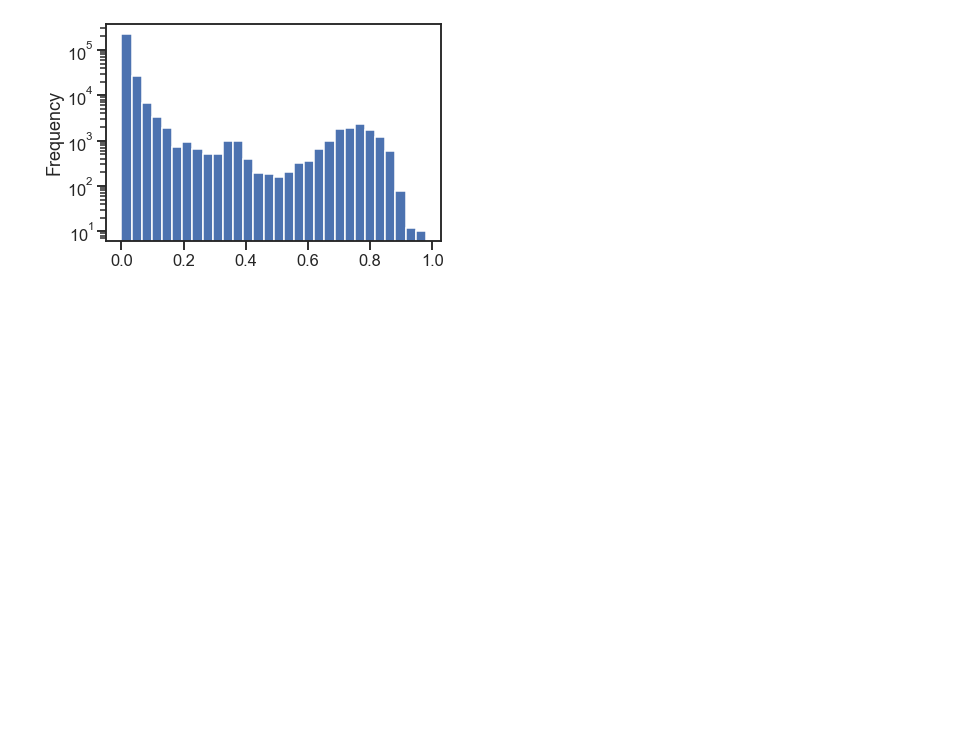
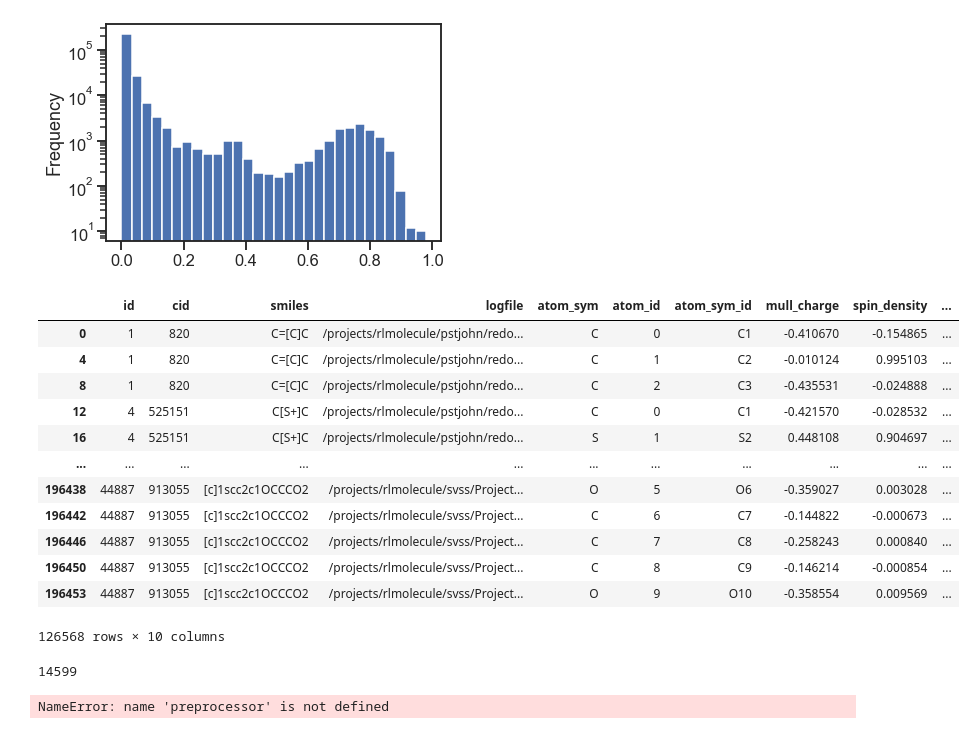
Before and after one commit to shreesowndarya/spin_gnn, a Jupyter notebook: spin_analysis.ipynb, the cells around one changed output. Cells and saved outputs as stored; diff of their text form; code cells hidden in the pictures; blank space fills up the shorter version.

```diff
--- a/spin_analysis.ipynb
+++ b/spin_analysis.ipynb
@@ -35,3 +35,38 @@ redf['fractional_spin'].plot.hist(bins=30)
 plt.yscale('log')
 # %% [output]
 [figure]
+# %%
+import psycopg2
+
+dbparams = {
+    'dbname': 'bde',
+    'port': 5432,
+    'host': 'yuma.hpc.nrel.gov',
+    'user': 'redoxops',
+    'password': 'R3d0x!',
+    'options': f'-c search_path=redox,bde'
+}
+
+with psycopg2.connect(**dbparams) as conn:
+    buried_volumes = pd.read_sql_query("""
+    SELECT * from redoxcompoundcopy_all_atoms where bur_vol is not NULL;
+    """, conn)
+# %%
+buried_volumes = buried_volumes.drop_duplicates(subset=['smiles', 'atom_id'])
+buried_volumes['atom_id'] = buried_volumes['atom_id'] - 1  # Something to remember; shree's indexing her atoms from 1
+# %%
+buried_volumes
+# %% [output]
+|  | id | cid | smiles | logfile | atom_sym | atom_id | atom_sym_id | mull_charge | spin_density | ... |
+| 0 | 1 | 820 | C=[C]C | /projects/rlmolecule/pstjohn/redo... | C | 0 | C1 | -0.410670 | -0.154865 | ... |
+| 4 | 1 | 820 | C=[C]C | /projects/rlmolecule/pstjohn/redo... | C | 1 | C2 | -0.010124 | 0.995103 | ... |
+| 8 | 1 | 820 | C=[C]C | /projects/rlmolecule/pstjohn/redo... | C | 2 | C3 | -0.435531 | -0.024888 | ... |
+| 12 | 4 | 525151 | C[S+]C | /projects/rlmolecule/pstjohn/redo... | C | 0 | C1 | -0.421570 | -0.028532 | ... |
+| 16 | 4 | 525151 | C[S+]C | /projects/rlmolecule/pstjohn/redo... | S | 1 | S2 | 0.448108 | 0.904697 | ... |
+| ... | ... | ... | ... | ... | ... | ... | ... | ... | ... | ... |
+| 196438 | 44887 | 913055 | [c]1scc2c1OCCCO2 | /projects/rlmolecule/svss/Project... | O | 5 | O6 | -0.359027 | 0.003028 | ... |
+| 196442 | 44887 | 913055 | [c]1scc2c1OCCCO2 | /projects/rlmolecule/svss/Project... | C | 6 | C7 | -0.144822 | -0.000673 | ... |
+| 196446 | 44887 | 913055 | [c]1scc2c1OCCCO2 | /projects/rlmolecule/svss/Project... | C | 7 | C8 | -0.258243 | 0.000840 | ... |
+| 196450 | 44887 | 913055 | [c]1scc2c1OCCCO2 | /projects/rlmolecule/svss/Project... | C | 8 | C9 | -0.146214 | -0.000854 | ... |
+| 196453 | 44887 | 913055 | [c]1scc2c1OCCCO2 | /projects/rlmolecule/svss/Project... | O | 9 | O10 | -0.358554 | 0.009569 | ... |
+126568 rows × 10 columns
@@ -37,0 +79,4 @@ plt.yscale('log')
+# %%
+len(redf.smiles.unique())
+# %% [output]
+14599
@@ -37,0 +85,9 @@ plt.yscale('log')
+# %%
+for smiles, idf in tqdm(redf.groupby('smiles')):
+    input_dict = preprocessor.construct_feature_matrices(smiles, train=train)
+    spin = idf.set_index('atom_index').sort_index().spin
+    fractional_spin = spin.abs() / spin.abs().sum()
+    input_dict['spin'] = fractional_spin.values
+    break
+# %% [output]
+NameError: name 'preprocessor' is not defined
```
Also changed, not shown: parts of 5 cells of this notebook, 21 other files.
